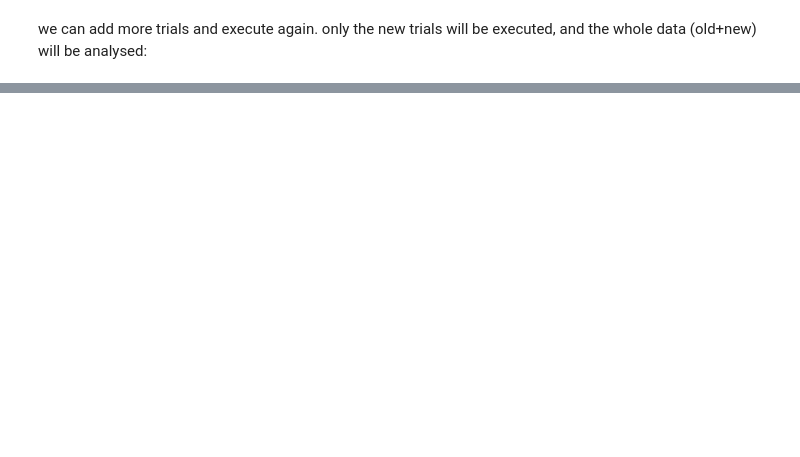
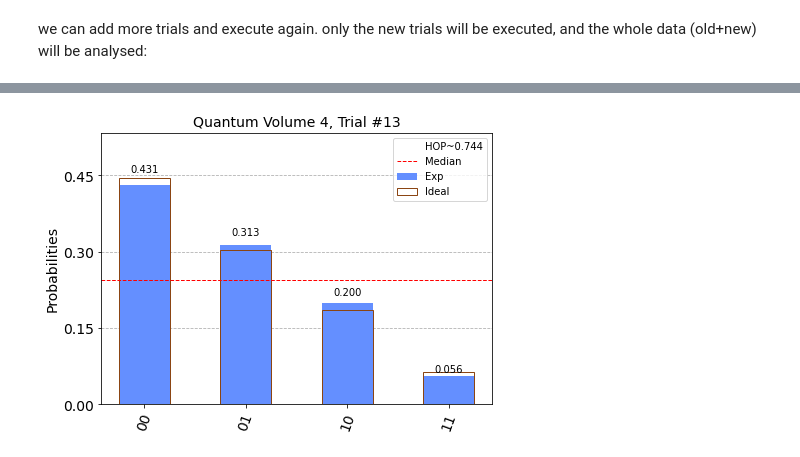
Before and after one commit to qiskit-community/qiskit-ignis, a Jupyter notebook: qiskit/ignis/experiments/quantum_volume/example/QV experiment.ipynb, the cells around one changed output, grey strips where cells are left out. Cells and saved outputs as stored; diff of their text form; code cells hidden in the pictures; blank space fills up the shorter version.

```diff
--- a/qiskit/ignis/experiments/quantum_volume/example/QV experiment.ipynb
+++ b/qiskit/ignis/experiments/quantum_volume/example/QV experiment.ipynb
@@ -58,0 +63,4 @@ new_res.plot_qv_data()
+# %%
+res.plot_qv_trial(2,13)
+# %% [output]
+[figure, added]
```
Also changed, not shown: parts of 5 cells of this notebook, 4 other files.
